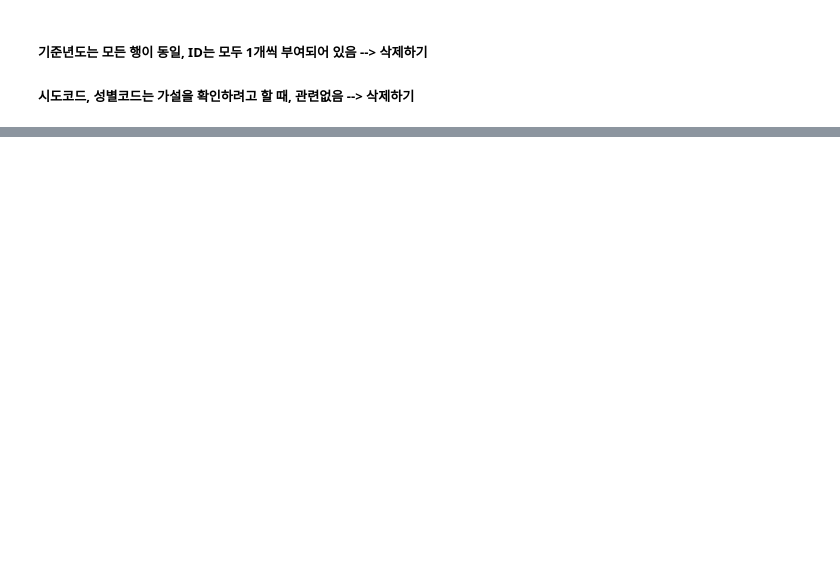
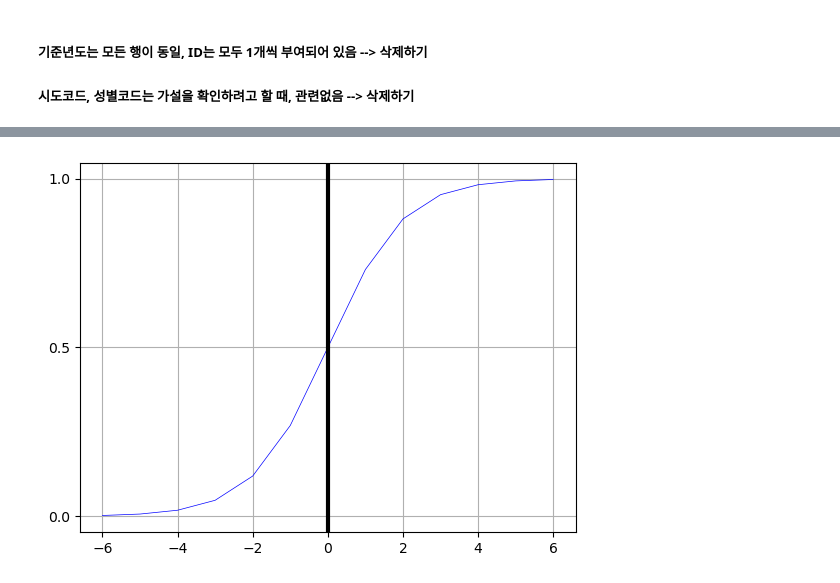
Before and after one commit to LeticiaKang/AICE_AI_Study, a Jupyter notebook: 2. 지도학습(사례 기반 실습).ipynb, the cells around one changed output, grey strips where cells are left out. Cells and saved outputs as stored; diff of their text form; code cells hidden in the pictures; blank space fills up the shorter version.

```diff
--- a/2. 지도학습(사례 기반 실습).ipynb
+++ b/2. 지도학습(사례 기반 실습).ipynb
@@ -291,0 +187,9 @@ Error:
+# %%
+test = df[df['LDL콜레스테롤'].isnull()]
+train = df.dropna(axis=0)
+
+# 정답 데이터
+y = train['LDL콜레스테롤']
+
+# 학습 데이터
+x = train.drop(columns='LDL콜레스테롤', axis=1)
@@ -291,0 +269,3 @@ Error:
+# %%
+
+x = x.drop(['총 콜레스테롤', 'HDL콜레스테롤' ,'음주여부'], axis=1)
@@ -291,0 +337,20 @@ Error:
+# %%
+# 시그모이드 함수 작성하기
+def sigmoid(x):
+    return 1/(1 + np.exp(-x))
+
+# 그래프 그리기
+# 데이터 생성
+x = range(-6,7)
+y = sigmoid(np.array(x))
+
+plt.plot(x, y, color = 'blue' , linewidth = 0.5)
+plt.rcParams['axes.grid'] = True
+plt.axvline(x=0, color = 'black', linewidth=3)
+
+plt.yticks([0, 0.5, 1])
+plt.show()
+
+# ----> 0 ~ 1 사이의 값으로 변환
+# %% [output]
+[figure, added]
```
Also changed, not shown: parts of 95 cells of this notebook.
